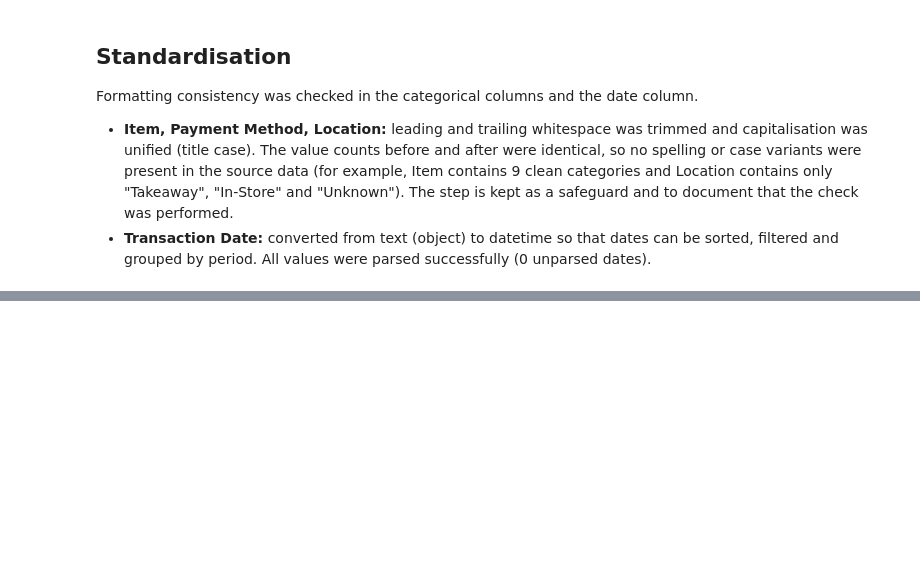
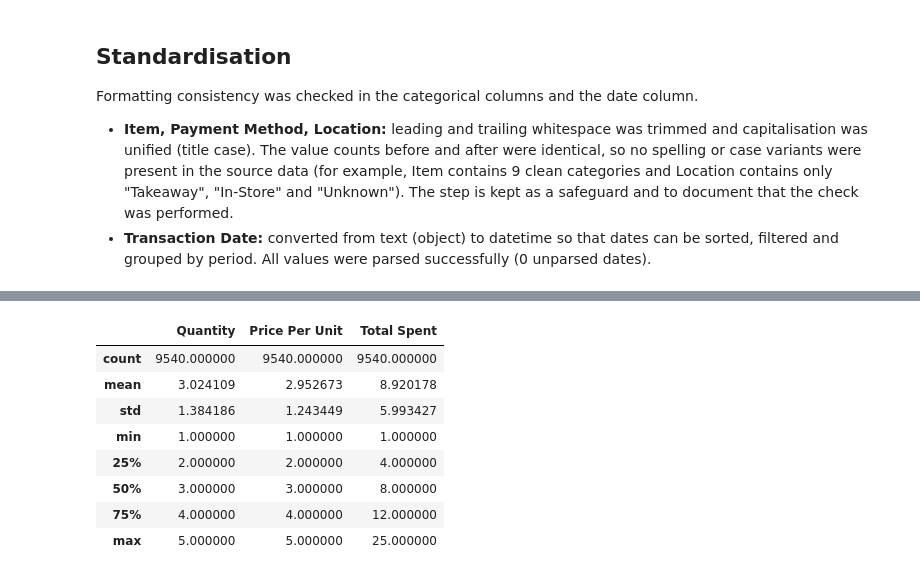
Before and after one commit to marselvna/OIBSIP, a Jupyter notebook: DataAnalytics-L1-CD/main.ipynb, the cells around one changed output, grey strips where cells are left out. Cells and saved outputs as stored; diff of their text form; code cells hidden in the pictures; blank space fills up the shorter version.

```diff
--- a/DataAnalytics-L1-CD/main.ipynb
+++ b/DataAnalytics-L1-CD/main.ipynb
@@ -325,0 +351,12 @@ were parsed successfully (0 unparsed dates).
+# %%
+df[num_cols].describe()
+# %% [output]
+|  | Quantity | Price Per Unit | Total Spent |
+| count | 9540.000000 | 9540.000000 | 9540.000000 |
+| mean | 3.024109 | 2.952673 | 8.920178 |
+| std | 1.384186 | 1.243449 | 5.993427 |
+| min | 1.000000 | 1.000000 | 1.000000 |
+| 25% | 2.000000 | 2.000000 | 4.000000 |
+| 50% | 3.000000 | 3.000000 | 8.000000 |
+| 75% | 4.000000 | 4.000000 | 12.000000 |
+| max | 5.000000 | 5.000000 | 25.000000 |
```
Also changed, not shown: parts of 5 cells of this notebook.
